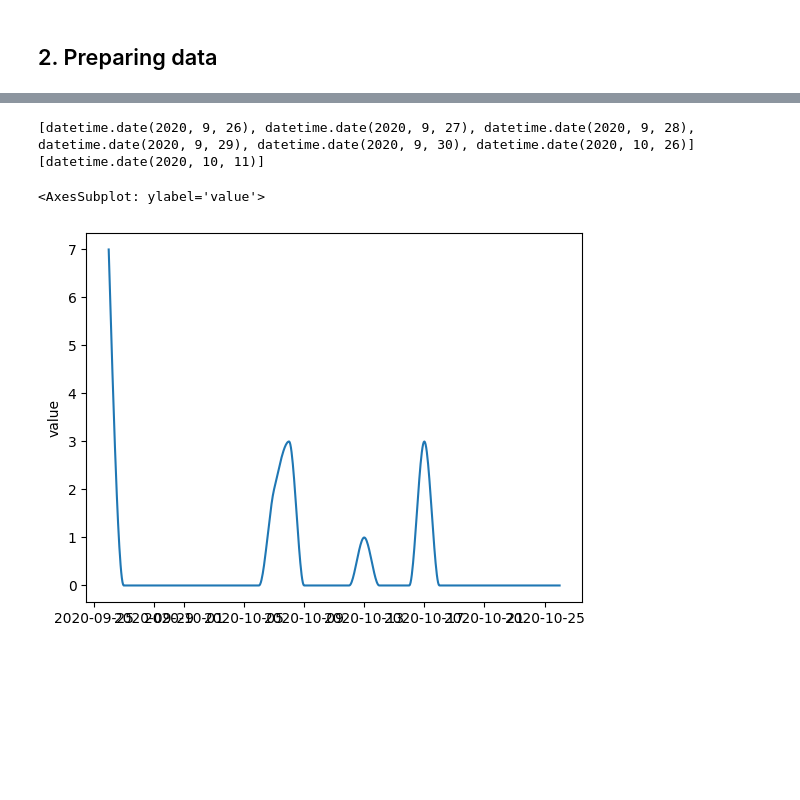
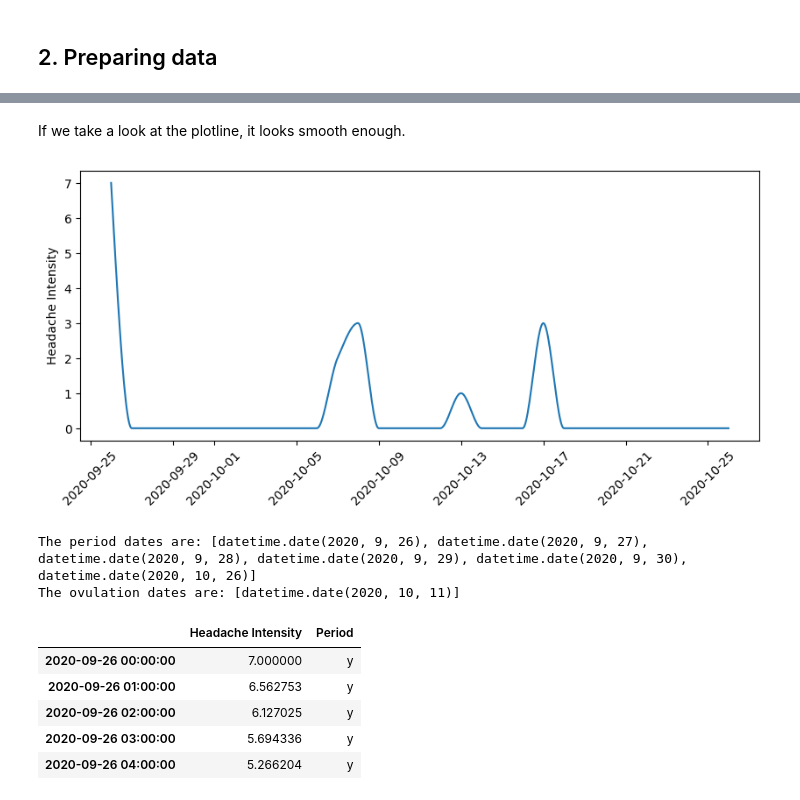
Before and after one commit to svetaku/Health-Visualization-Project, a Jupyter notebook: health_graph.ipynb, the cells around one changed output, grey strips where cells are left out. Saved outputs shown, nothing was run; the diff lists cells and outputs as text; code cells hidden in the pictures; blank space fills up the shorter version.

```diff
--- a/health_graph.ipynb
+++ b/health_graph.ipynb
@@ -84,20 +91,20 @@ Number of 30-day splits: 19
 # %%
-'''In order to achieve a smooth plotline, this function
-breaks down days into hours and interpolates
-the migraine Intensity values according to hours,
+'''In order to achieve a smooth plotline,
+this function breaks down days into hours
+and interpolates the migraine Intensity values by hour,
 returning a new dataframe that is indexed by hour,
 as well as the new indices list
 '''
 
-def smooth_migraine(df):
+def migraine_hourly(df):
 
     startDate = list(df['Date'])[0]
     endDate = list(df['Date'])[-1]
     index = pd.date_range(startDate, endDate)
     data = list(df['Intensity'])
-    cols =['value']
+    cols =['Headache Intensity']
 
     df = pd.DataFrame(data, index=index, columns = cols)
     index_hourly = pd.date_range(startDate, endDate, freq='1H')
-    df_smooth = df.reindex(index=index_hourly).interpolate(method='pchip')
-    return df_smooth, index_hourly
+    df_hourly = df.reindex(index=index_hourly).interpolate(method='pchip')
+    return df_hourly, index_hourly
@@ -122,0 +113,3 @@ df_smooth
+# %%
+df_hourly, index_hourly = migraine_hourly(split_dfs[0])
+df_hourly
@@ -123 +130,9 @@ df_smooth
+# %% [markdown]
+If we take a look at the plotline, it looks smooth enough.
+# %%
+fig, ax = plt.subplots(figsize=(10, 4))
+sns.lineplot(data=df_hourly, x=df_hourly.index, y = df_hourly['Headache Intensity'], ax=ax)
+ax.tick_params(axis='x', labelrotation = 45)
+# %% [output]
+[figure, added]
 # %%
@@ -137,8 +152,10 @@ def period_lists(df):
     return y_dates, o_dates
 # %%
 y_dates, o_dates = period_lists(split_dfs[0])
-print(y_dates, o_dates)
+print('The period dates are:', y_dates)
+print('The ovulation dates are:', o_dates)
 # %% [output]
-[datetime.date(2020, 9, 26), datetime.date(2020, 9, 27), datetime.date(2020, 9, 28), datetime.date(2020, 9, 29), datetime.date(2020, 9, 30), datetime.date(2020, 10, 26)] [datetime.date(2020, 10, 11)]
+The period dates are: [datetime.date(2020, 9, 26), datetime.date(2020, 9, 27), datetime.date(2020, 9, 28), datetime.date(2020, 9, 29), datetime.date(2020, 9, 30), datetime.date(2020, 10, 26)]
+The ovulation dates are: [datetime.date(2020, 10, 11)]
 # %%
 '''This function creates a list of values for the Period column
@@ -165,9 +180,13 @@ def smooth_period(df_smooth, y_dates, o_dates):
-# %%
-df_smooth_period = smooth_period(df_smooth, y_dates, o_dates)
-sns.lineplot(data=df_smooth_period, x=df_smooth_period.index, y = df_smooth_period['value'])
-# %% [output]
-<AxesSubplot: ylabel='value'>
-[figure, removed]
+# %%
+df_hourly = period_hourly(df_hourly, y_dates, o_dates)
+df_hourly.head()
+# %% [output]
+|  | Headache Intensity | Period |
+| 2020-09-26 00:00:00 | 7.000000 | y |
+| 2020-09-26 01:00:00 | 6.562753 | y |
+| 2020-09-26 02:00:00 | 6.127025 | y |
+| 2020-09-26 03:00:00 | 5.694336 | y |
+| 2020-09-26 04:00:00 | 5.266204 | y |
 # %%
 def label_span(df_smooth_period):
     datespans=[]
```
Also changed, not shown: parts of 17 cells of this notebook.
